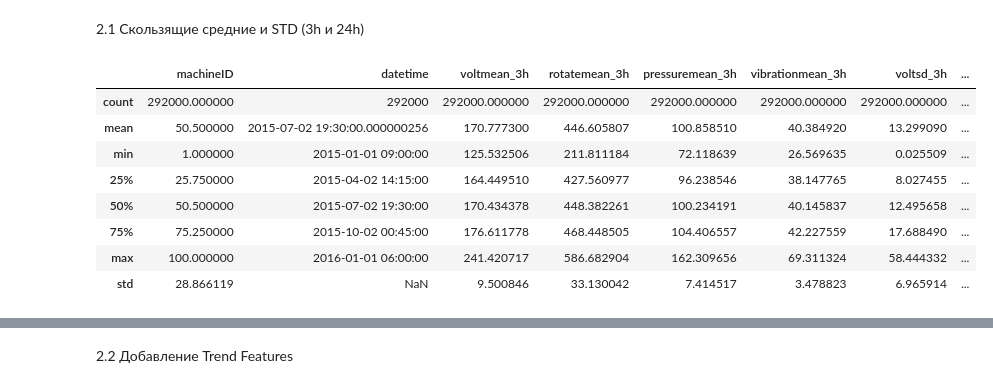
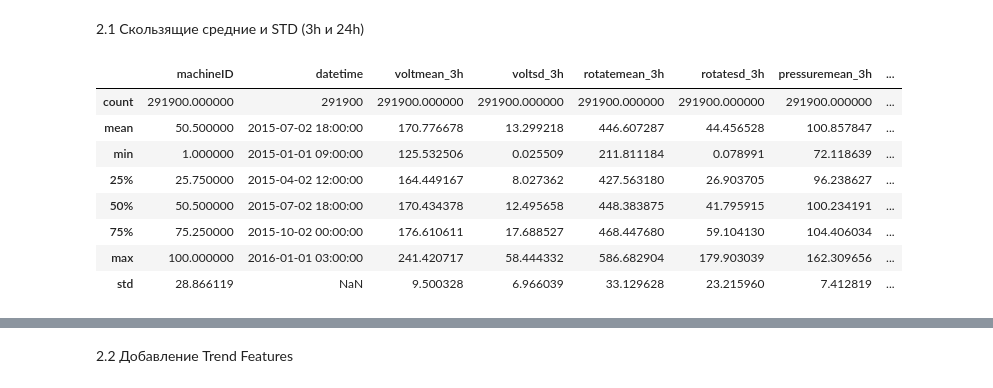
Before and after one commit to alekseevavlada/Hybrid-Predictive-Maintenance, a Jupyter notebook: Notebooks/Classification.ipynb, the cells around one changed output, grey strips where cells are left out. Cells and saved outputs as stored; diff of their text form; code cells hidden in the pictures.

```diff
--- a/Notebooks/Classification.ipynb
+++ b/Notebooks/Classification.ipynb
@@ -199,27 +175,21 @@ telemetry_sd_24h = telemetry_sd_24h.dropna(subset=[f"{fields[0]}sd_24h"])
 # %%
 # Объединение всех признаков
-# Берём machineID и datetime из telemetry_mean_3h
-telemetry_feat = telemetry_mean_3h.copy()
-
-# Добавляем остальные признаки
-for df in [telemetry_sd_3h, telemetry_mean_24h, telemetry_sd_24h]:
-    # Исключаем колонки machineID и datetime при слиянии
-    telemetry_feat = telemetry_feat.merge(df, on=["machineID", "datetime"], how="inner")
+telemetry_feat = create_telemetry_features(telemetry)
 
 # Удаляем оставшиеся NaN
 telemetry_feat = telemetry_feat.dropna()
 
 telemetry_feat.describe()
 # %% [output]
-|  | machineID | datetime | voltmean_3h | rotatemean_3h | pressuremean_3h | vibrationmean_3h | voltsd_3h | ... |
-| count | 292000.000000 | 292000 | 292000.000000 | 292000.000000 | 292000.000000 | 292000.000000 | 292000.000000 | ... |
-| mean | 50.500000 | 2015-07-02 19:30:00.000000256 | 170.777300 | 446.605807 | 100.858510 | 40.384920 | 13.299090 | ... |
-| min | 1.000000 | 2015-01-01 09:00:00 | 125.532506 | 211.811184 | 72.118639 | 26.569635 | 0.025509 | ... |
-| 25% | 25.750000 | 2015-04-02 14:15:00 | 164.449510 | 427.560977 | 96.238546 | 38.147765 | 8.027455 | ... |
-| 50% | 50.500000 | 2015-07-02 19:30:00 | 170.434378 | 448.382261 | 100.234191 | 40.145837 | 12.495658 | ... |
-| 75% | 75.250000 | 2015-10-02 00:45:00 | 176.611778 | 468.448505 | 104.406557 | 42.227559 | 17.688490 | ... |
-| max | 100.000000 | 2016-01-01 06:00:00 | 241.420717 | 586.682904 | 162.309656 | 69.311324 | 58.444332 | ... |
-| std | 28.866119 | NaN | 9.500846 | 33.130042 | 7.414517 | 3.478823 | 6.965914 | ... |
+|  | machineID | datetime | voltmean_3h | voltsd_3h | rotatemean_3h | rotatesd_3h | pressuremean_3h | ... |
+| count | 291900.000000 | 291900 | 291900.000000 | 291900.000000 | 291900.000000 | 291900.000000 | 291900.000000 | ... |
+| mean | 50.500000 | 2015-07-02 18:00:00 | 170.776678 | 13.299218 | 446.607287 | 44.456528 | 100.857847 | ... |
+| min | 1.000000 | 2015-01-01 09:00:00 | 125.532506 | 0.025509 | 211.811184 | 0.078991 | 72.118639 | ... |
+| 25% | 25.750000 | 2015-04-02 12:00:00 | 164.449167 | 8.027362 | 427.563180 | 26.903705 | 96.238627 | ... |
+| 50% | 50.500000 | 2015-07-02 18:00:00 | 170.434378 | 12.495658 | 448.383875 | 41.795915 | 100.234191 | ... |
+| 75% | 75.250000 | 2015-10-02 00:00:00 | 176.610611 | 17.688527 | 468.447680 | 59.104130 | 104.406034 | ... |
+| max | 100.000000 | 2016-01-01 03:00:00 | 241.420717 | 58.444332 | 586.682904 | 179.903039 | 162.309656 | ... |
+| std | 28.866119 | NaN | 9.500328 | 6.966039 | 33.129628 | 23.215960 | 7.412819 | ... |
 # %%
 telemetry_feat.head()
 # %% [output]
```
Also changed, not shown: parts of 24 cells of this notebook, 2 other files.
